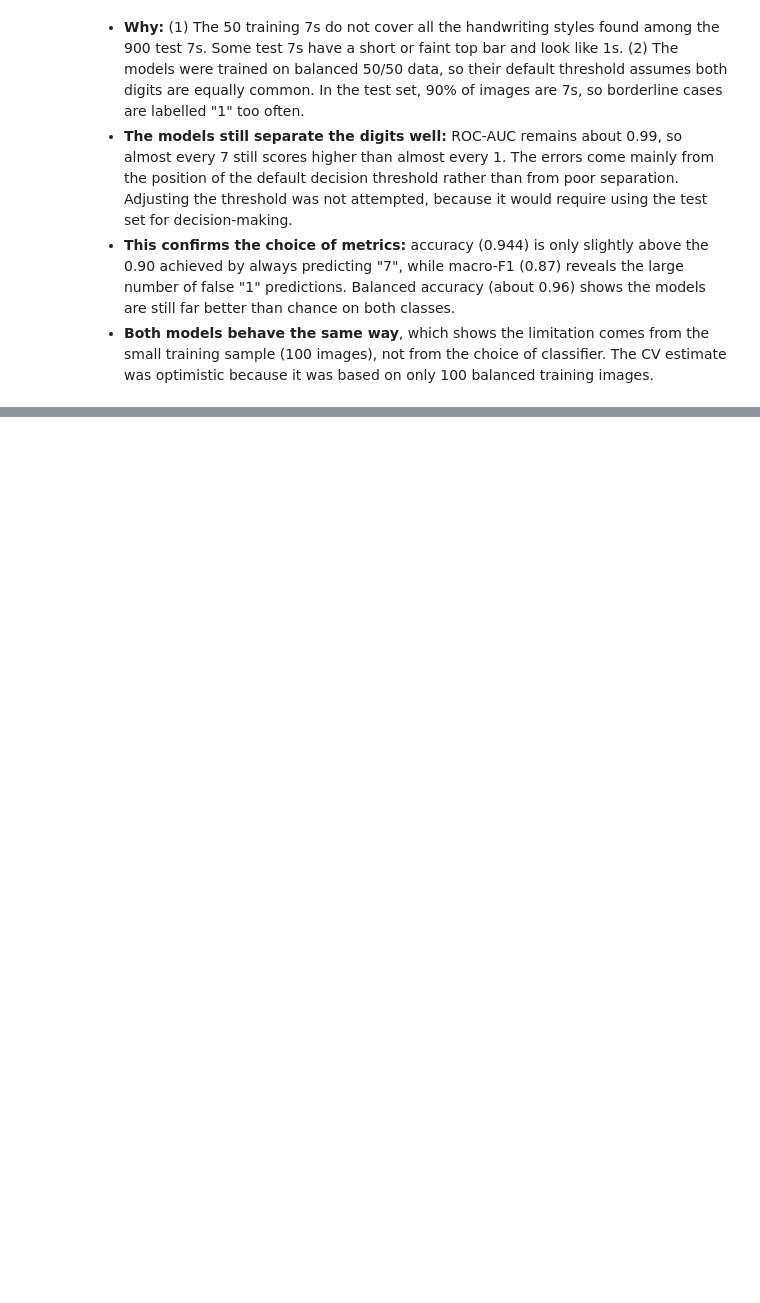
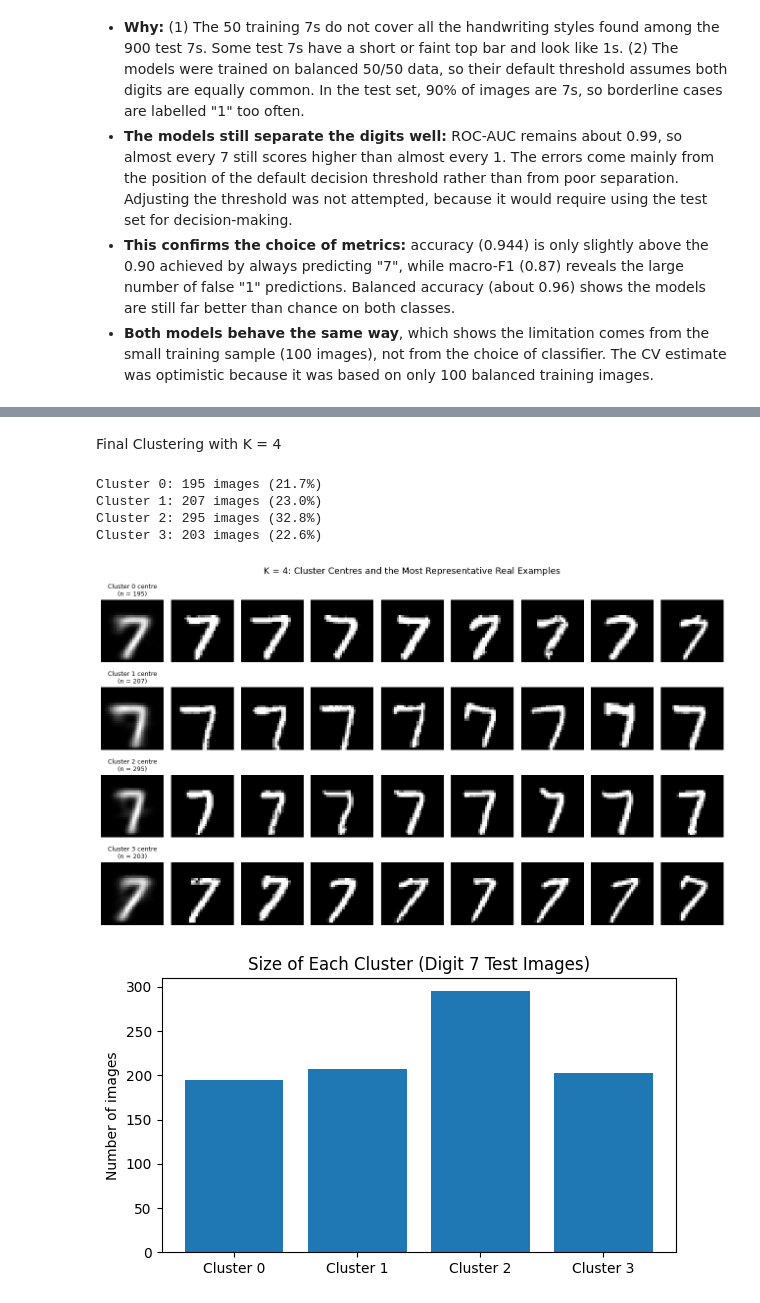
Before and after one commit to TasminaTasin75/binary-classification-mnist-dataset, a Jupyter notebook: ml_assignment_build_analyze_binary_classification.ipynb, the cells around one changed output, grey strips where cells are left out. Saved outputs shown, nothing was run; the diff lists cells and outputs as text; code cells hidden in the pictures; blank space fills up the shorter version.

```diff
--- a/ml_assignment_build_analyze_binary_classification.ipynb
+++ b/ml_assignment_build_analyze_binary_classification.ipynb
@@ -1315,0 +1612,54 @@ Frozen models | 1,000 unseen test images
+# %% [markdown]
+Final Clustering with K = 4
+# %%
+# Final K-means with the selected K = 4
+OPTIMAL_K = 4
+X_test_7_images = X_test[y_test == 7]   # original 28x28 images for display
+
+kmeans_final = KMeans(n_clusters=OPTIMAL_K, init="k-means++", n_init=20,
+                      max_iter=300, random_state=42)
+final_labels = kmeans_final.fit_predict(X_test_7)
+final_centres = kmeans_final.cluster_centers_
+
+# Cluster sizes
+final_sizes = np.bincount(final_labels)
+for c in range(OPTIMAL_K):
+    print(f"Cluster {c}: {final_sizes[c]} images ({final_sizes[c] / len(final_labels):.1%})")
+
+# Visualisation: centre + the 8 real images closest to each centre
+n_examples = 8
+fig, axes = plt.subplots(OPTIMAL_K, n_examples + 1, figsize=(13, 1.7 * OPTIMAL_K + 1))
+
+for c in range(OPTIMAL_K):
+    # Cluster centre (average image)
+    axes[c, 0].imshow(final_centres[c].reshape(28, 28), cmap="gray")
+    axes[c, 0].set_title(f"Cluster {c} centre\n(n = {final_sizes[c]})", fontsize=9)
+    axes[c, 0].axis("off")
+
+    # Real images in this cluster, ordered by distance to the centre
+    idx = np.where(final_labels == c)[0]
+    dists = np.linalg.norm(X_test_7[idx] - final_centres[c], axis=1)
+    closest = idx[np.argsort(dists)[:n_examples]]
+
+    for j, img_idx in enumerate(closest):
+        axes[c, j + 1].imshow(X_test_7_images[img_idx], cmap="gray")
+        axes[c, j + 1].axis("off")
+
+plt.suptitle("K = 4: Cluster Centres and the Most Representative Real Examples", fontsize=13)
+plt.tight_layout()
+plt.show()
+
+# Cluster size bar chart
+plt.figure(figsize=(6, 3.5))
+plt.bar([f"Cluster {c}" for c in range(OPTIMAL_K)], final_sizes)
+plt.ylabel("Number of images")
+plt.title("Size of Each Cluster (Digit 7 Test Images)")
+plt.tight_layout()
+plt.show()
+# %% [output]
+Cluster 0: 195 images (21.7%)
+Cluster 1: 207 images (23.0%)
+Cluster 2: 295 images (32.8%)
+Cluster 3: 203 images (22.6%)
+[figure, added]
+[figure, added]
```
Also changed, not shown: parts of 17 cells of this notebook.
